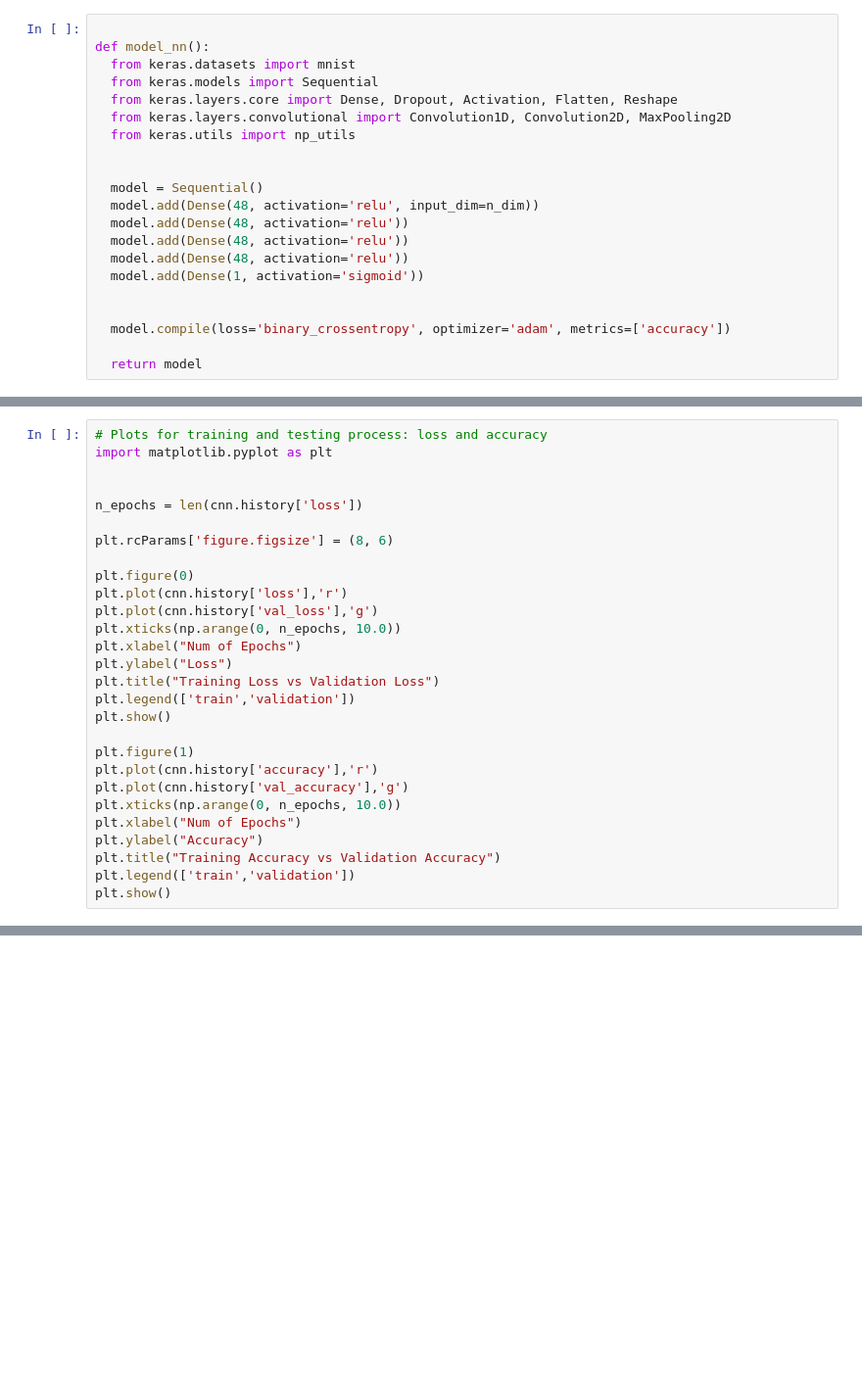
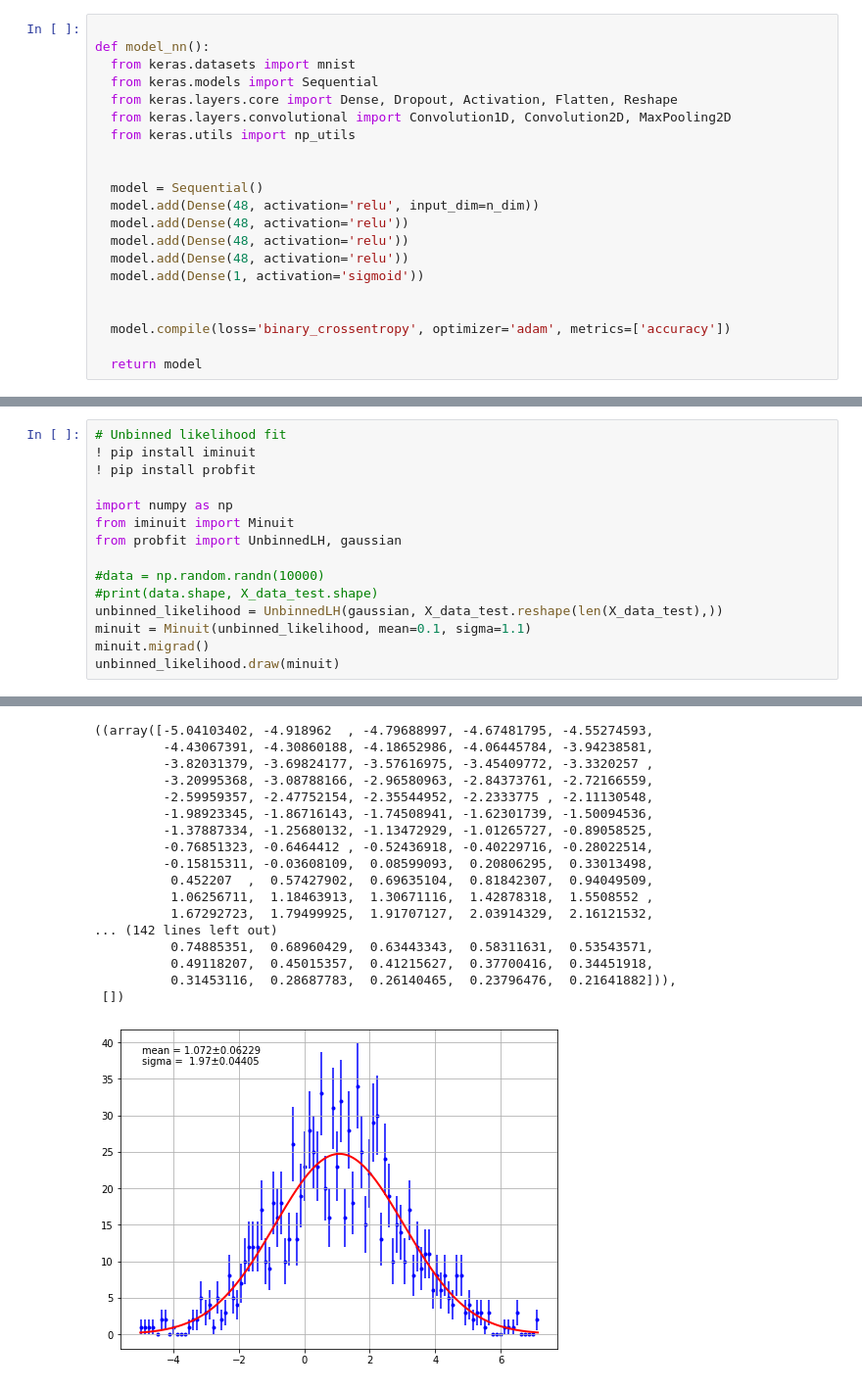
Before and after one commit to marcinwolter/MCtuning, a Jupyter notebook: MC_tuning_toy_example.ipynb, the cells around one changed output, grey strips where cells are left out. Shown: that part at 98% size. Drawn from its saved outputs; the diff is of its cells as text; blank space fills up the shorter version.

```diff
--- a/MC_tuning_toy_example.ipynb
+++ b/MC_tuning_toy_example.ipynb
@@ -227,28 +254,0 @@ Accuracy Validation: 50.94%
-# %%
-# Plots for training and testing process: loss and accuracy
-import matplotlib.pyplot as plt
-
-
-n_epochs = len(cnn.history['loss'])
-
-plt.rcParams['figure.figsize'] = (8, 6)
-
-plt.figure(0)
-plt.plot(cnn.history['loss'],'r')
-plt.plot(cnn.history['val_loss'],'g')
-plt.xticks(np.arange(0, n_epochs, 10.0))
-plt.xlabel("Num of Epochs")
-plt.ylabel("Loss")
-plt.title("Training Loss vs Validation Loss")
-plt.legend(['train','validation'])
-plt.show()
-
-plt.figure(1)
-plt.plot(cnn.history['accuracy'],'r')
-plt.plot(cnn.history['val_accuracy'],'g')
-plt.xticks(np.arange(0, n_epochs, 10.0))
-plt.xlabel("Num of Epochs")
-plt.ylabel("Accuracy")
-plt.title("Training Accuracy vs Validation Accuracy")
-plt.legend(['train','validation'])
-plt.show()
@@ -257,0 +255,16 @@ plt.show()
+# %%
+# Unbinned likelihood fit
+! pip install iminuit
+! pip install probfit
+
+import numpy as np
+from iminuit import Minuit
+from probfit import UnbinnedLH, gaussian
+
+#data = np.random.randn(10000)
+#print(data.shape, X_data_test.shape)
+unbinned_likelihood = UnbinnedLH(gaussian, X_data_test.reshape(len(X_data_test),))
+minuit = Minuit(unbinned_likelihood, mean=0.1, sigma=1.1)
+minuit.migrad()
+unbinned_likelihood.draw(minuit)
+# %% [output]
@@ -257,0 +283,18 @@ plt.show()
+((array([-5.04103402, -4.918962  , -4.79688997, -4.67481795, -4.55274593,
+         -4.43067391, -4.30860188, -4.18652986, -4.06445784, -3.94238581,
+         -3.82031379, -3.69824177, -3.57616975, -3.45409772, -3.3320257 ,
+         -3.20995368, -3.08788166, -2.96580963, -2.84373761, -2.72166559,
+         -2.59959357, -2.47752154, -2.35544952, -2.2333775 , -2.11130548,
+         -1.98923345, -1.86716143, -1.74508941, -1.62301739, -1.50094536,
+         -1.37887334, -1.25680132, -1.13472929, -1.01265727, -0.89058525,
+         -0.76851323, -0.6464412 , -0.52436918, -0.40229716, -0.28022514,
+         -0.15815311, -0.03608109,  0.08599093,  0.20806295,  0.33013498,
+          0.452207  ,  0.57427902,  0.69635104,  0.81842307,  0.94049509,
+          1.06256711,  1.18463913,  1.30671116,  1.42878318,  1.5508552 ,
+          1.67292723,  1.79499925,  1.91707127,  2.03914329,  2.16121532,
+... (142 lines left out)
+          0.74885351,  0.68960429,  0.63443343,  0.58311631,  0.53543571,
+          0.49118207,  0.45015357,  0.41215627,  0.37700416,  0.34451918,
+          0.31453116,  0.28687783,  0.26140465,  0.23796476,  0.21641882])),
+ [])
+[figure, added]
```
Also changed, not shown: parts of 15 cells of this notebook.
